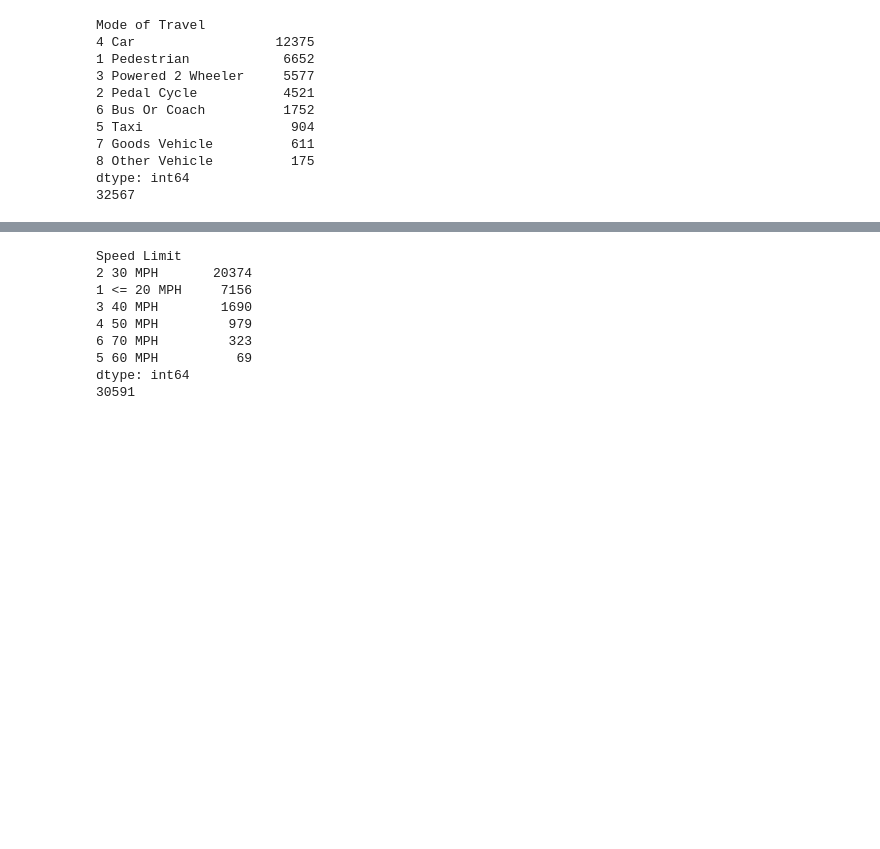
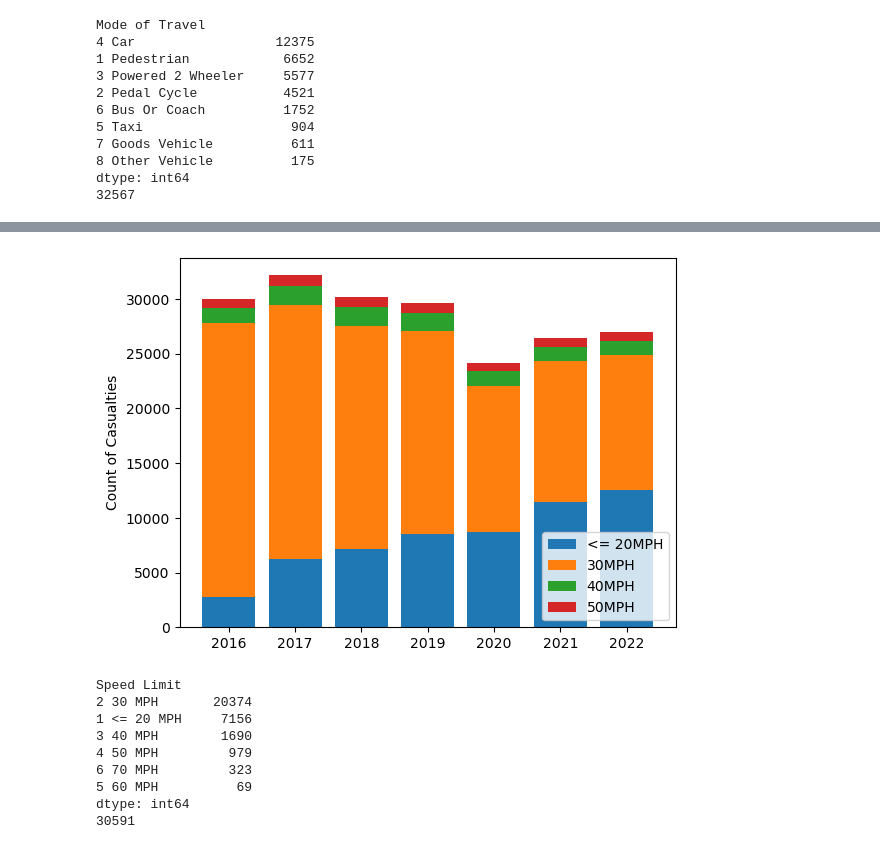
Before and after one commit to sokimura39/CUSP_Data_Dive, a Jupyter notebook: casualties_temporal_analysis.ipynb, the cells around one changed output, grey strips where cells are left out. Saved outputs shown, nothing was run; the diff lists cells and outputs as text; code cells hidden in the pictures; blank space fills up the shorter version.

```diff
--- a/casualties_temporal_analysis.ipynb
+++ b/casualties_temporal_analysis.ipynb
@@ -273,3 +380,17 @@ plt.show()
+# %%
+# Bar chart of casualties per speed limit by year
+fig, ax = plt.subplots()
+ax.bar(total_casualties["Year"], total_casualties["Total Casualties - Speed Limit <= 20 MPH"], label="<= 20MPH")
+ax.bar(total_casualties["Year"], total_casualties["Total Casualties - Speed Limit 30 MPH"], bottom=total_casualties["Total Casualties - Speed Limit <= 20 MPH"], label="30MPH")
+ax.bar(total_casualties["Year"], total_casualties["Total Casualties - Speed Limit 40 MPH"], bottom=total_casualties["Total Casualties - Speed Limit <= 20 MPH"] + total_casualties["Total Casualties - Speed Limit 30 MPH"], label="40MPH")
+ax.bar(total_casualties["Year"], total_casualties["Total Casualties - Speed Limit 50 MPH"], bottom=total_casualties["Total Casualties - Speed Limit <= 20 MPH"] + total_casualties["Total Casualties - Speed Limit 30 MPH"] + total_casualties["Total Casualties - Speed Limit 40 MPH"], label="50MPH")
+#ax.bar(total_casualties["Year"], total_casualties["Total Casualties - Speed Limit 60 MPH"], bottom=total_casualties["Total Casualties - Speed Limit <= 20 MPH"] + total_casualties["Total Casualties - Speed Limit 30 MPH"] + total_casualties["Total Casualties - Speed Limit 40 MPH"] + total_casualties["Total Casualties - Speed Limit 50 MPH"], label="60MPH")
+#ax.bar(total_casualties["Year"], total_casualties["Total Casualties - Speed Limit 70 MPH"], bottom=total_casualties["Total Casualties - Speed Limit <= 20 MPH"] + total_casualties["Total Casualties - Speed Limit 30 MPH"] + total_casualties["Total Casualties - Speed Limit 40 MPH"] + total_casualties["Total Casualties - Speed Limit 50 MPH"] + total_casualties["Total Casualties - Speed Limit 60 MPH"], label="70MPH")
+ax.set_ylabel("Count of Casualties")
+ax.legend()
+plt.show()
+# %% [output]
+[figure, added]
 # %%
 df_attendant_2018 = pd.read_csv("2018-data-files-attendant.csv")
 df_attendant_2018.head()
```
Also changed, not shown: parts of 8 cells of this notebook.
